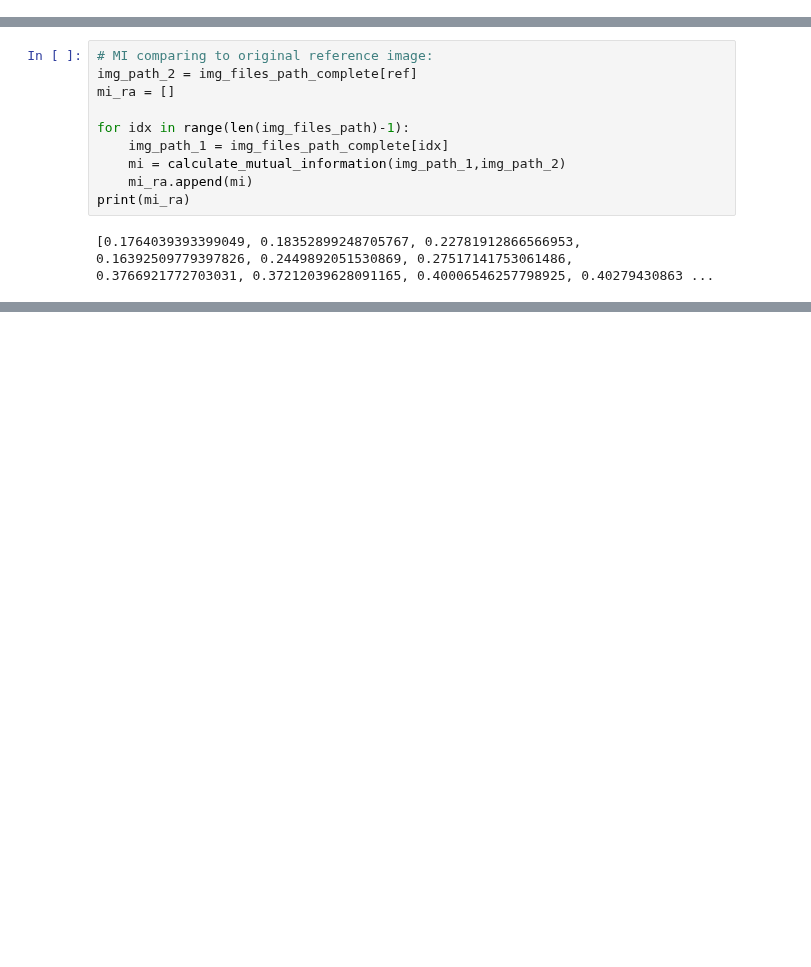
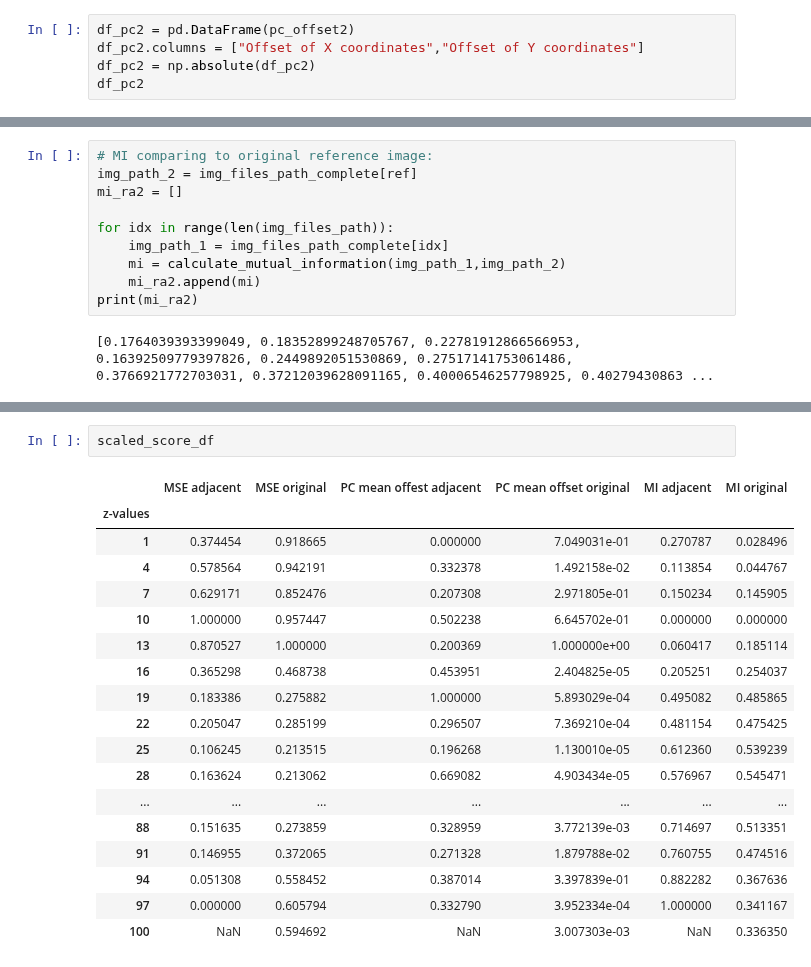
Before and after one commit to Wirtz-Lab/wsi_analysis, a Jupyter notebook: kevin/image_registration_evaluation.ipynb, the cells around one changed output, grey strips where cells are left out. Cells and saved outputs as stored; diff of their text form; blank space fills up the shorter version.

```diff
--- a/kevin/image_registration_evaluation.ipynb
+++ b/kevin/image_registration_evaluation.ipynb
@@ -133,0 +155,5 @@ df_pcc
+# %%
+df_pc2 = pd.DataFrame(pc_offset2)
+df_pc2.columns = ["Offset of X coordinates","Offset of Y coordinates"]
+df_pc2 = np.absolute(df_pc2)
+df_pc2
@@ -176,12 +220,12 @@ print(mi_ra)
 # %%
 # MI comparing to original reference image:
 img_path_2 = img_files_path_complete[ref]
-mi_ra = []
+mi_ra2 = []
 
-for idx in range(len(img_files_path)-1):
+for idx in range(len(img_files_path)):
     img_path_1 = img_files_path_complete[idx]
     mi = calculate_mutual_information(img_path_1,img_path_2)
-    mi_ra.append(mi)
-print(mi_ra)
+    mi_ra2.append(mi)
+print(mi_ra2)
 # %% [output]
 [0.1764039393399049, 0.18352899248705767, 0.22781912866566953, 0.16392509779397826, 0.2449892051530869, 0.27517141753061486, 0.3766921772703031, 0.37212039628091165, 0.40006546257798925, 0.40279430863 ...
@@ -187,0 +265,21 @@ print(mi_ra)
+# %%
+scaled_score_df
+# %% [output]
+|  | MSE adjacent | MSE original | PC mean offest adjacent | PC mean offset original | MI adjacent | MI original |
+| z-values |  |  |  |  |  |  |
+| 1 | 0.374454 | 0.918665 | 0.000000 | 7.049031e-01 | 0.270787 | 0.028496 |
+| 4 | 0.578564 | 0.942191 | 0.332378 | 1.492158e-02 | 0.113854 | 0.044767 |
+| 7 | 0.629171 | 0.852476 | 0.207308 | 2.971805e-01 | 0.150234 | 0.145905 |
+| 10 | 1.000000 | 0.957447 | 0.502238 | 6.645702e-01 | 0.000000 | 0.000000 |
+| 13 | 0.870527 | 1.000000 | 0.200369 | 1.000000e+00 | 0.060417 | 0.185114 |
+| 16 | 0.365298 | 0.468738 | 0.453951 | 2.404825e-05 | 0.205251 | 0.254037 |
+| 19 | 0.183386 | 0.275882 | 1.000000 | 5.893029e-04 | 0.495082 | 0.485865 |
+| 22 | 0.205047 | 0.285199 | 0.296507 | 7.369210e-04 | 0.481154 | 0.475425 |
+| 25 | 0.106245 | 0.213515 | 0.196268 | 1.130010e-05 | 0.612360 | 0.539239 |
+| 28 | 0.163624 | 0.213062 | 0.669082 | 4.903434e-05 | 0.576967 | 0.545471 |
+| ... | ... | ... | ... | ... | ... | ... |
+| 88 | 0.151635 | 0.273859 | 0.328959 | 3.772139e-03 | 0.714697 | 0.513351 |
+| 91 | 0.146955 | 0.372065 | 0.271328 | 1.879788e-02 | 0.760755 | 0.474516 |
+| 94 | 0.051308 | 0.558452 | 0.387014 | 3.397839e-01 | 0.882282 | 0.367636 |
+| 97 | 0.000000 | 0.605794 | 0.332790 | 3.952334e-04 | 1.000000 | 0.341167 |
+| 100 | NaN | 0.594692 | NaN | 3.007303e-03 | NaN | 0.336350 |
```
Also changed, not shown: parts of 17 cells of this notebook, 2 other files.
